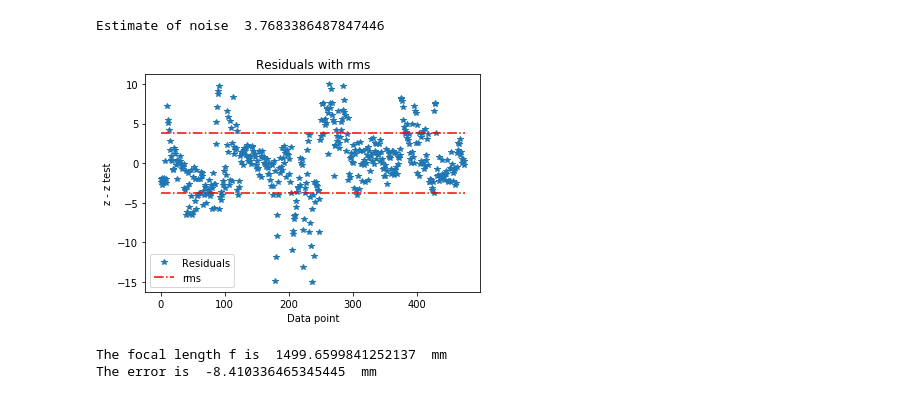
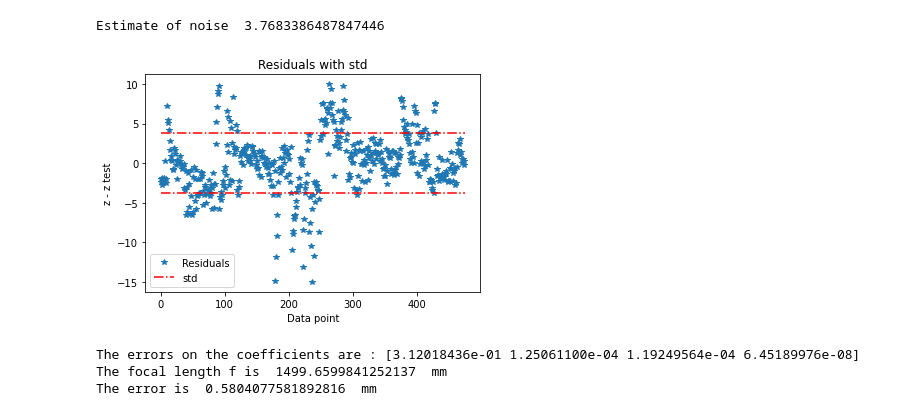
Before and after one commit to lizzord/phys512hw, a Jupyter notebook: problemset3/question1.ipynb, the cells around one changed output. Saved outputs shown, nothing was run; the diff lists cells and outputs as text; code cells hidden in the pictures.

```diff
--- a/problemset3/question1.ipynb
+++ b/problemset3/question1.ipynb
@@ -90,37 +106,40 @@ BEST FIT PARAMETERS ARE:
 # %%
 #PART C
 
 #estimate noise on data
-rms = np.std(z-z_test2)
-print('Estimate of noise ', rms)
+std = np.std(z-z_test2)
+print('Estimate of noise ', std)
 
 mpl.figure()
 mpl.plot(z-z_test2, '*')
-mpl.plot([0, len(z)], [rms, rms], 'r-.')
-mpl.plot([0, len(z)], [-1*rms, -1*rms], 'r-.')
-mpl.title('Residuals with rms')
+mpl.plot([0, len(z)], [std, std], 'r-.')
+mpl.plot([0, len(z)], [-1*std, -1*std], 'r-.')
+mpl.title('Residuals with std')
 mpl.ylabel('z - z test')
 mpl.xlabel('Data point')
-mpl.legend(['Residuals', 'rms'])
+mpl.legend(['Residuals', 'std'])
 mpl.show()
 
 #note that it looks kind of correlated but it's being plotted against data points
 #shows no actual correlation to x or y
 
+#focal length
+f = 1/(4*a)
 
-f = 1/(4*a)
-#ferr = f*(sigs[3]/a) #fractional error propagation
-#sigs = np.diag(np.sqrt( np.linalg.inv( np.dot(A.transpose(), A) ) ))
-#print(np.sqrt( np.linalg.inv( np.dot(A.transpose(), A) ) ) )
-#a is the last coefficient. that's the estimated error.
+#make error matrix incorporating estimate on noise
+Ninv = np.eye(A.shape[0])/std**2
+sigs = np.diag(np.sqrt( np.linalg.inv(A.T@Ninv@A)))
+print('The errors on the coefficients are :', sigs)
 
-ferr = rms / np.average(z - z0) * (-1*f) #take first order approximation on error
-#is averaging z okay?? seems super janky!!!
+
+#a is the last coefficient, idx 3.
+ferr = f*(sigs[3]/a) #fractional error propagation to error on focal length
 
 print('The focal length f is ', f, ' mm')
 print('The error is ', ferr, ' mm')
 # %% [output]
 Estimate of noise  3.7683386487847446
-[figure, old version]
+[figure, new version]
+The errors on the coefficients are : [3.12018436e-01 1.25061100e-04 1.19249564e-04 6.45189976e-08]
 The focal length f is  1499.6599841252137  mm
-The error is  -8.410336465345445  mm
+The error is  0.5804077581892816  mm
```
Also changed, not shown: parts of 6 cells of this notebook.
